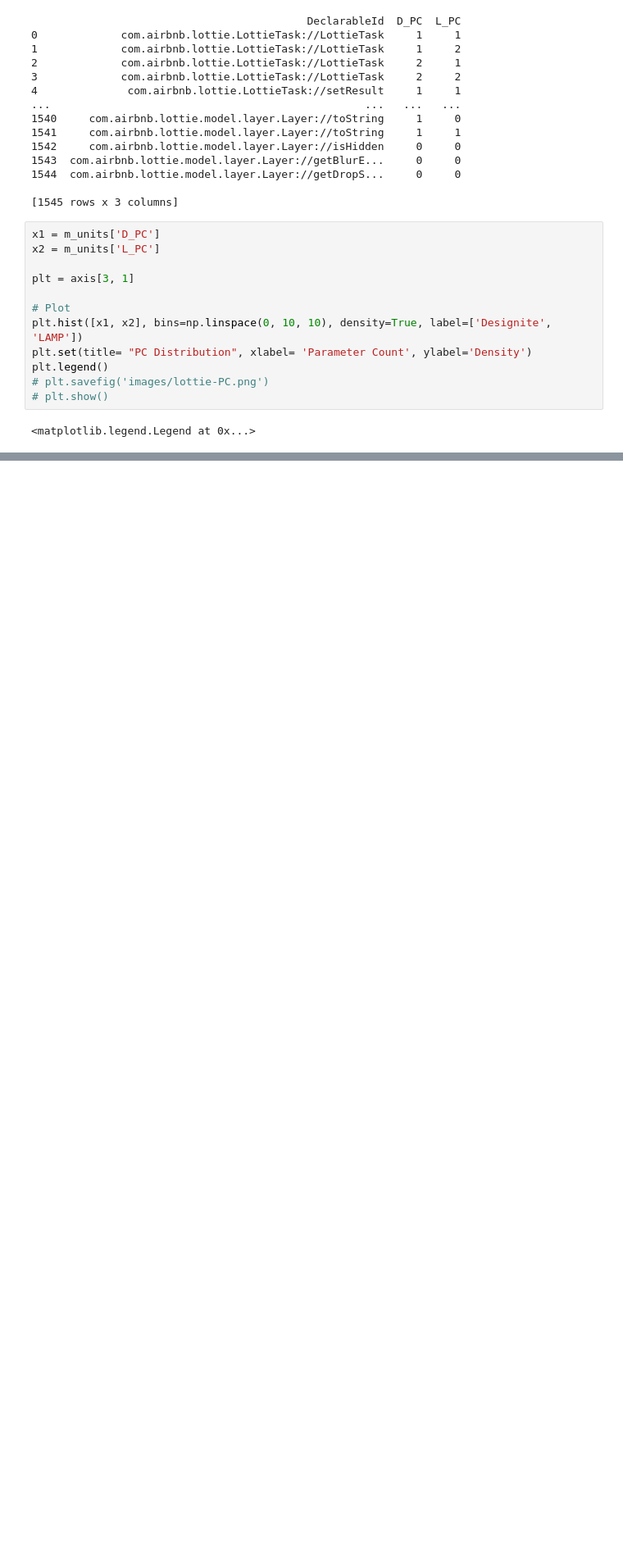
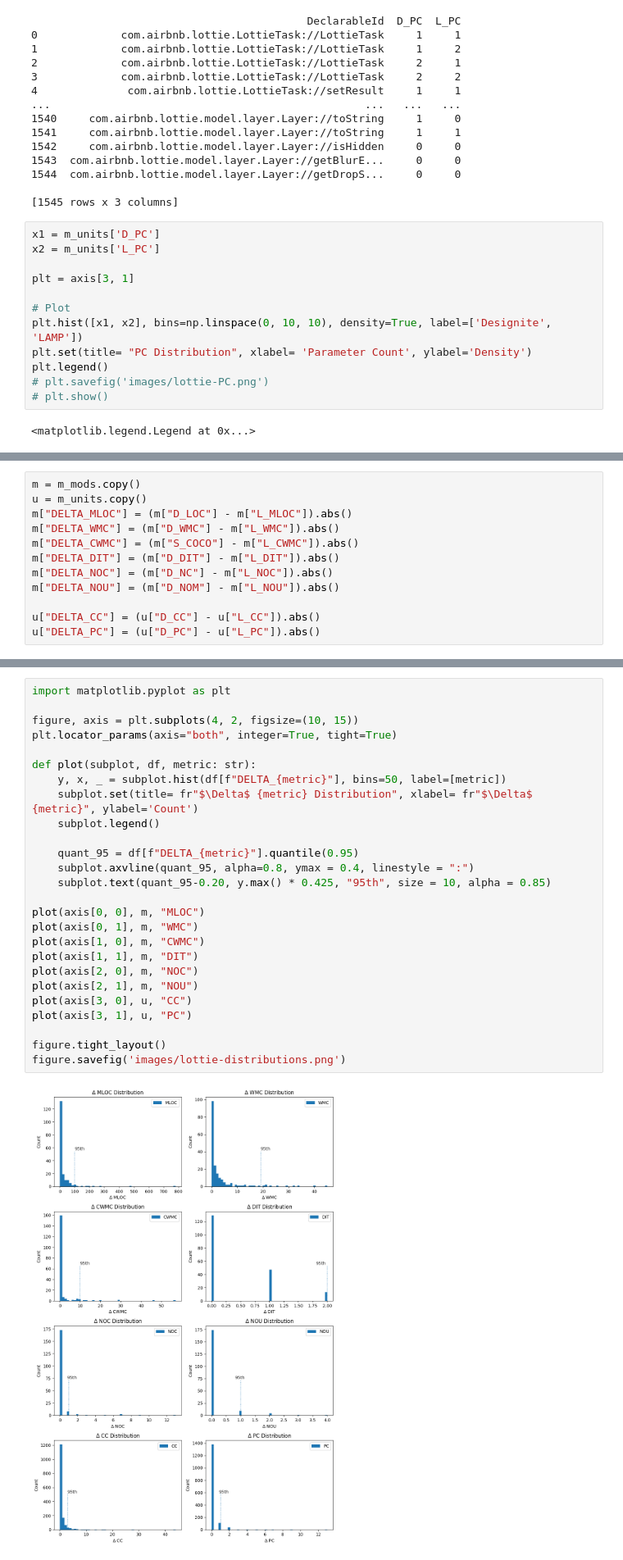
Before and after one commit to MarnickvdA/LAMP-Framework, a Jupyter notebook: evaluation/lottie-android.ipynb, the cells around one changed output, grey strips where cells are left out. Shown: that part at 82% size. Cells and saved outputs as stored; diff of their text form; blank space fills up the shorter version.

```diff
--- a/evaluation/lottie-android.ipynb
+++ b/evaluation/lottie-android.ipynb
@@ -702,0 +698,12 @@ figure
+# %%
+m = m_mods.copy()
+u = m_units.copy()
+m["DELTA_MLOC"] = (m["D_LOC"] - m["L_MLOC"]).abs()
+m["DELTA_WMC"] = (m["D_WMC"] - m["L_WMC"]).abs()
+m["DELTA_CWMC"] = (m["S_COCO"] - m["L_CWMC"]).abs()
+m["DELTA_DIT"] = (m["D_DIT"] - m["L_DIT"]).abs()
+m["DELTA_NOC"] = (m["D_NC"] - m["L_NOC"]).abs()
+m["DELTA_NOU"] = (m["D_NOM"] - m["L_NOU"]).abs()
+
+u["DELTA_CC"] = (u["D_CC"] - u["L_CC"]).abs()
+u["DELTA_PC"] = (u["D_PC"] - u["L_PC"]).abs()
@@ -702,0 +749,28 @@ figure
+# %%
+import matplotlib.pyplot as plt
+
+figure, axis = plt.subplots(4, 2, figsize=(10, 15))
+plt.locator_params(axis="both", integer=True, tight=True)
+
+def plot(subplot, df, metric: str):
+    y, x, _ = subplot.hist(df[f"DELTA_{metric}"], bins=50, label=[metric])
+    subplot.set(title= fr"$\Delta$ {metric} Distribution", xlabel= fr"$\Delta$ {metric}", ylabel='Count')
+    subplot.legend()
+
+    quant_95 = df[f"DELTA_{metric}"].quantile(0.95)
+    subplot.axvline(quant_95, alpha=0.8, ymax = 0.4, linestyle = ":")
+    subplot.text(quant_95-0.20, y.max() * 0.425, "95th", size = 10, alpha = 0.85)
+
+plot(axis[0, 0], m, "MLOC")
+plot(axis[0, 1], m, "WMC")
+plot(axis[1, 0], m, "CWMC")
+plot(axis[1, 1], m, "DIT")
+plot(axis[2, 0], m, "NOC")
+plot(axis[2, 1], m, "NOU")
+plot(axis[3, 0], u, "CC")
+plot(axis[3, 1], u, "PC")
+
+figure.tight_layout()
+figure.savefig('images/lottie-distributions.png')
+# %% [output]
+[figure, added]
```
Also changed, not shown: parts of 21 cells of this notebook, 5 other files.
